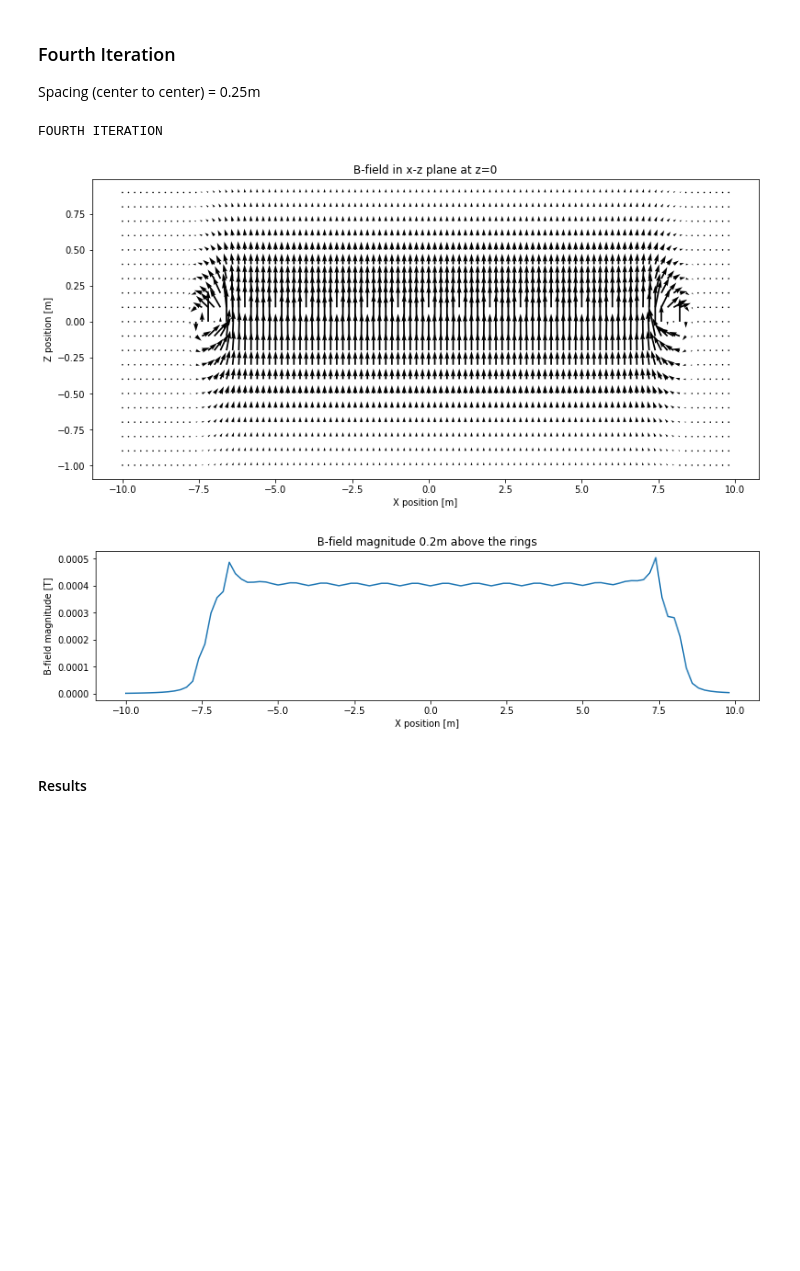
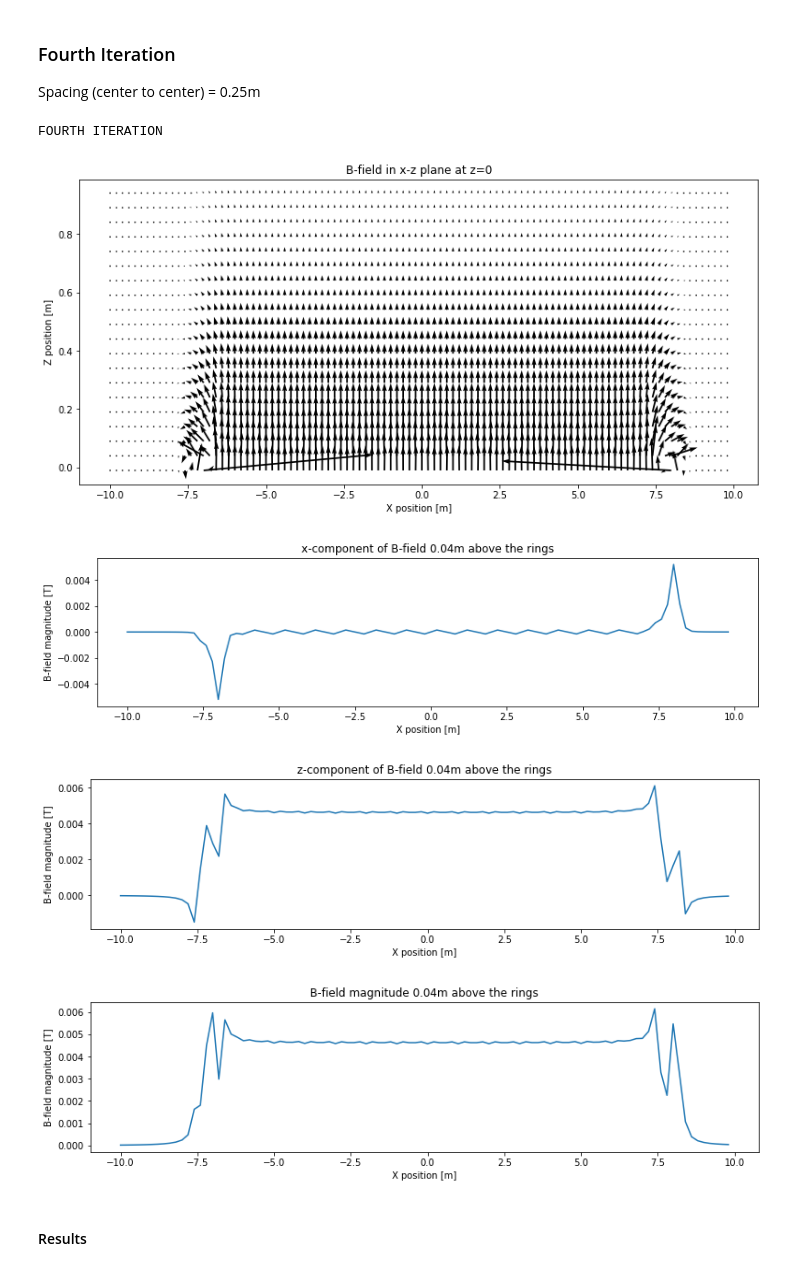
Before and after one commit to rylittle13/Physics260FinalProject, a Jupyter notebook: Final Project.ipynb, the cells around one changed output. Saved outputs shown, nothing was run; the diff lists cells and outputs as text; code cells hidden in the pictures; blank space fills up the shorter version.

```diff
--- a/Final Project.ipynb
+++ b/Final Project.ipynb
@@ -286,8 +331,8 @@ Spacing (center to center) = 0.5m
 ## define local parameters
 x_pos = 0
 y_pos = 0
-x_step = 0.2
-z_step = 0.1
+z_min = -0.01
+z_step = 0.05
 
 ## the while loop that calls the function to solve for the B-field
 m = 0
@@ -337,10 +382,24 @@ plt.set_cmap('coolwarm')
 plt.show()
 
 plt.figure(figsize=(13,3))
-plt.plot(x_range, B_mag[9, :])
-plt.title('B-field magnitude 0.2m above the rings')
+plt.plot(x_range, Bx[1, :])
+plt.title('x-component of B-field 0.04m above the rings')
 plt.ylabel('B-field magnitude [T]')
 plt.xlabel('X position [m]')
 plt.show()
+
+plt.figure(figsize=(13,3))
+plt.plot(x_range, Bz[1, :])
+plt.title('z-component of B-field 0.04m above the rings')
+plt.ylabel('B-field magnitude [T]')
+plt.xlabel('X position [m]')
+plt.show()
+
+plt.figure(figsize=(13,3))
+plt.plot(x_range, B_mag[1, :])
+plt.title('B-field magnitude 0.04m above the rings')
+plt.ylabel('B-field magnitude [T]')
+plt.xlabel('X position [m]')
+plt.show()
 # %% [output]
 THIRD ITERATION
@@ -359,8 +420,8 @@ Spacing (center to center) = 0.25m
 ## define local parameters
 x_pos = 0
 y_pos = 0
-x_step = 0.2
-z_step = 0.1
+z_min = -0.01
+z_step = 0.05
 
 ## the while loop that calls the function to solve for the B-field
 m = 0
@@ -388,37 +449,53 @@ X_mesh, Z_mesh = np.meshgrid(x_range, z_range)
 
 B_mag = np.sqrt(Bx**2 + Bz**2)
 
 ok = np.ones((np.size(z_range),np.size(x_range)))
 i = 0
 while (i < np.size(x_range)):
     n = 0
     while (n < np.size(z_range)):
         if(B_mag[n,i] > np.min(B_mag)*20000000000):
             ok[n,i] = 0
         n += 1
     i += 1
 
 ## plots
 print "FOURTH ITERATION"
 
 plt.figure(figsize=(13,6))
 qplot = plt.quiver(X_mesh, Z_mesh, ok*Bx, ok*Bz)
 plt.title('B-field in x-z plane at z=0')
 plt.ylabel('Z position [m]')
 plt.xlabel('X position [m]')
 plt.set_cmap('coolwarm')
 plt.show()
 
 plt.figure(figsize=(13,3))
-plt.plot(x_range, B_mag[9, :])
-plt.title('B-field magnitude 0.2m above the rings')
+plt.plot(x_range, Bx[1, :])
+plt.title('x-component of B-field 0.04m above the rings')
 plt.ylabel('B-field magnitude [T]')
 plt.xlabel('X position [m]')
 plt.show()
+
+plt.figure(figsize=(13,3))
+plt.plot(x_range, Bz[1, :])
+plt.title('z-component of B-field 0.04m above the rings')
+plt.ylabel('B-field magnitude [T]')
+plt.xlabel('X position [m]')
+plt.show()
+
+plt.figure(figsize=(13,3))
+plt.plot(x_range, B_mag[1, :])
+plt.title('B-field magnitude 0.04m above the rings')
+plt.ylabel('B-field magnitude [T]')
+plt.xlabel('X position [m]')
+plt.show()
 # %% [output]
 FOURTH ITERATION
-[figure, old version]
+[figure, new version]
-[figure, old version]
+[figure, new version]
+[figure, added]
+[figure, added]
 # %% [markdown]
 #### Results
 # %% [markdown]
```
Also changed, not shown: parts of 20 cells of this notebook.
